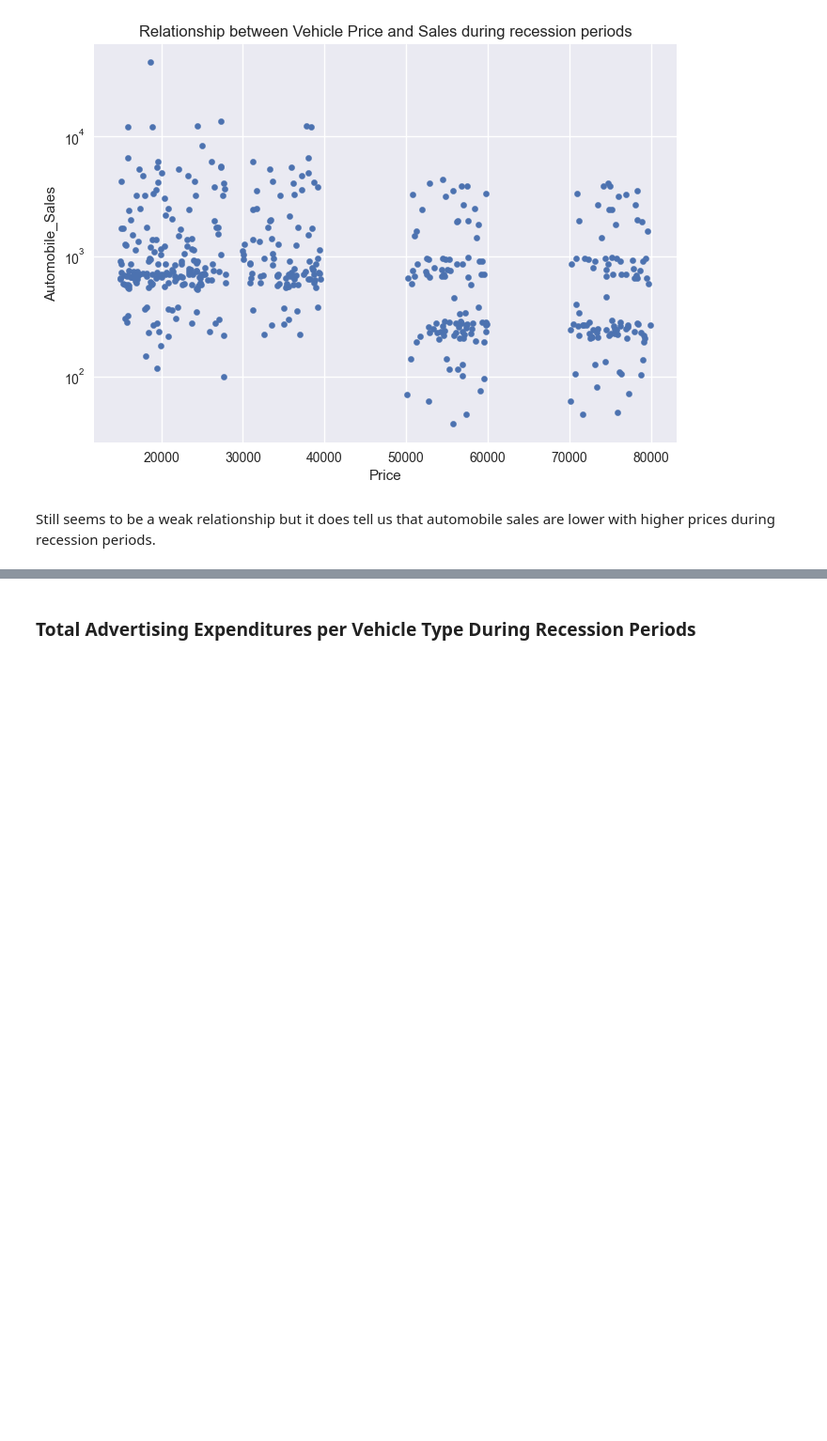
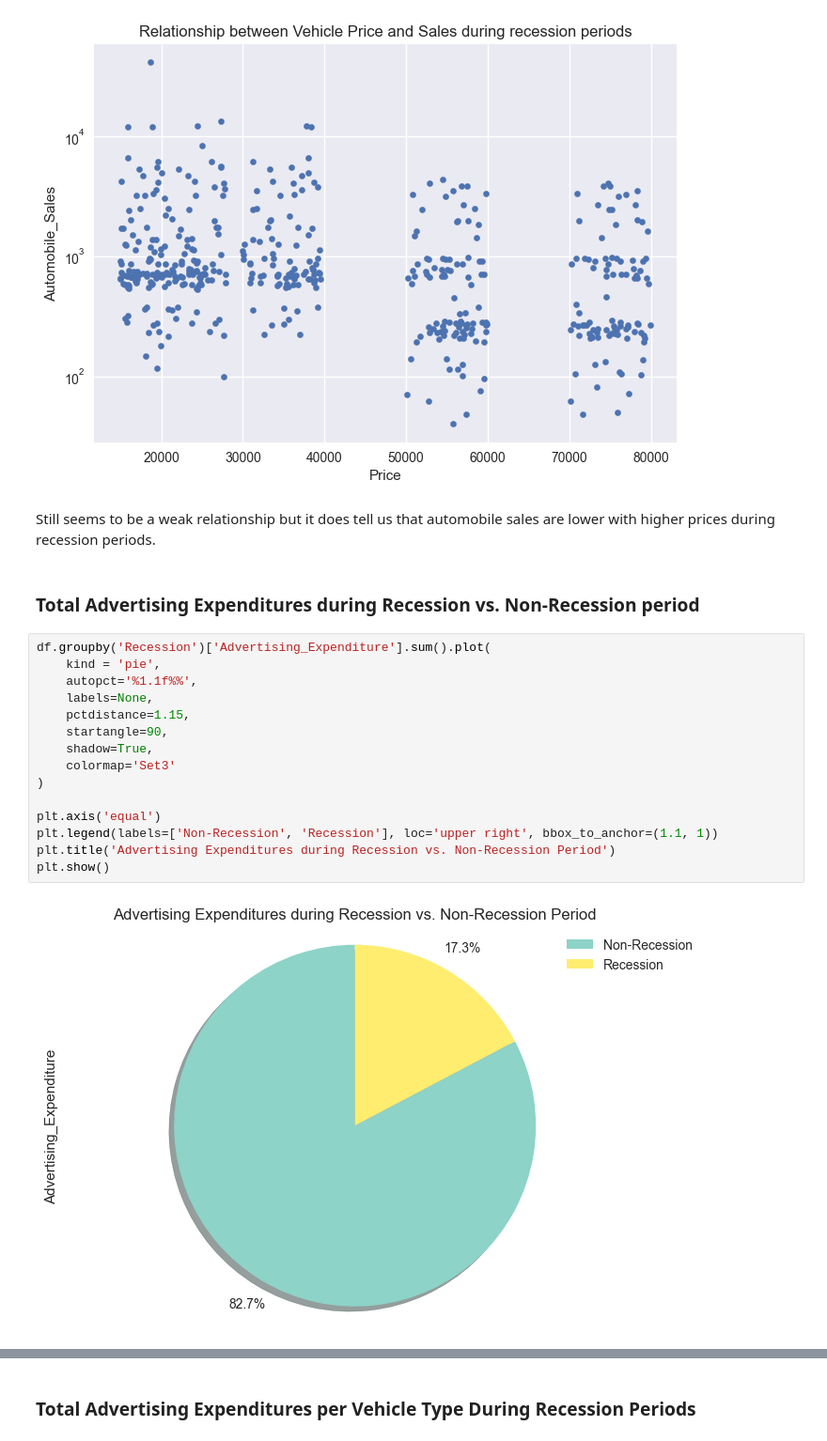
Before and after one commit to svd-jelo/IBM-Data-Science-Specialization, a Jupyter notebook: Course-8_Data-Visualization/final-project/Course-8-Final-Project_Recession.ipynb, the cells around one changed output, grey strips where cells are left out. Shown at 94% size. Drawn from its saved outputs; the diff is of its cells as text; blank space fills up the shorter version.

```diff
--- a/Course-8_Data-Visualization/final-project/Course-8-Final-Project_Recession.ipynb
+++ b/Course-8_Data-Visualization/final-project/Course-8-Final-Project_Recession.ipynb
@@ -318,3 +327,22 @@ plt.show()
 [figure]
 # %% [markdown]
 Still seems to be a weak relationship but it does tell us that automobile sales are lower with higher prices during recession periods.
+# %% [markdown]
+### Total Advertising Expenditures during Recession vs. Non-Recession period
+# %%
+df.groupby('Recession')['Advertising_Expenditure'].sum().plot(
+    kind = 'pie',
+    autopct='%1.1f%%',
+    labels=None,
+    pctdistance=1.15,
+    startangle=90,
+    shadow=True,
+    colormap='Set3'
+)
+
+plt.axis('equal')
+plt.legend(labels=['Non-Recession', 'Recession'], loc='upper right', bbox_to_anchor=(1.1, 1))
+plt.title('Advertising Expenditures during Recession vs. Non-Recession Period')
+plt.show()
+# %% [output]
+[figure, added]
```
Also changed, not shown: parts of 32 cells of this notebook.
